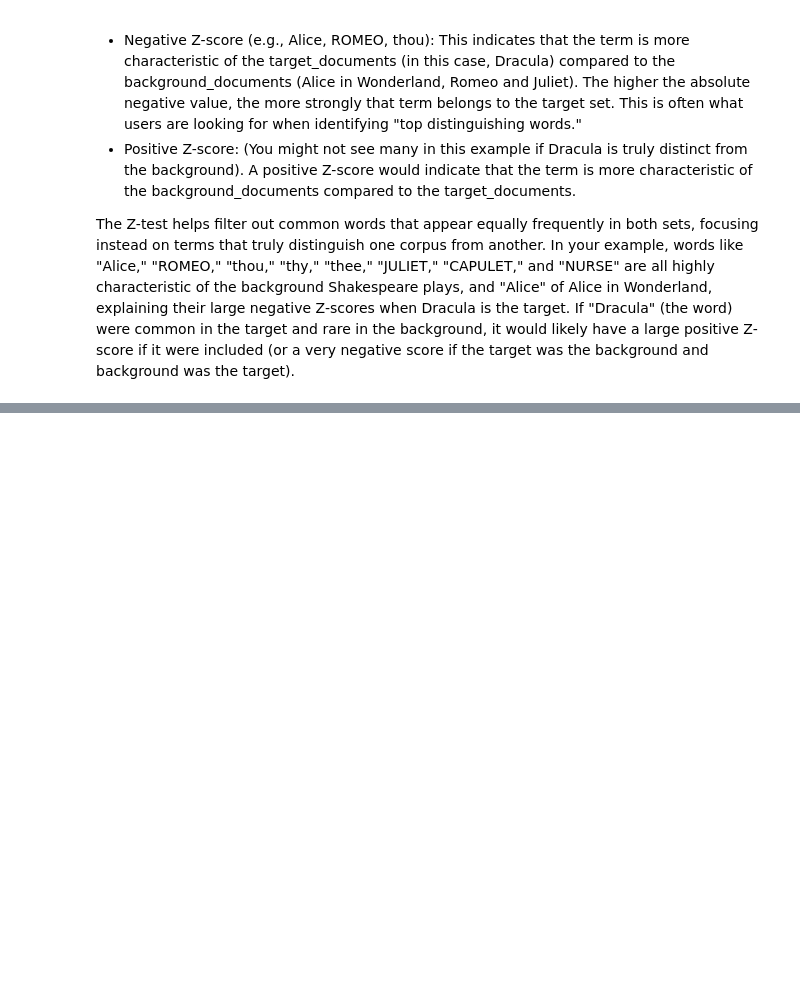
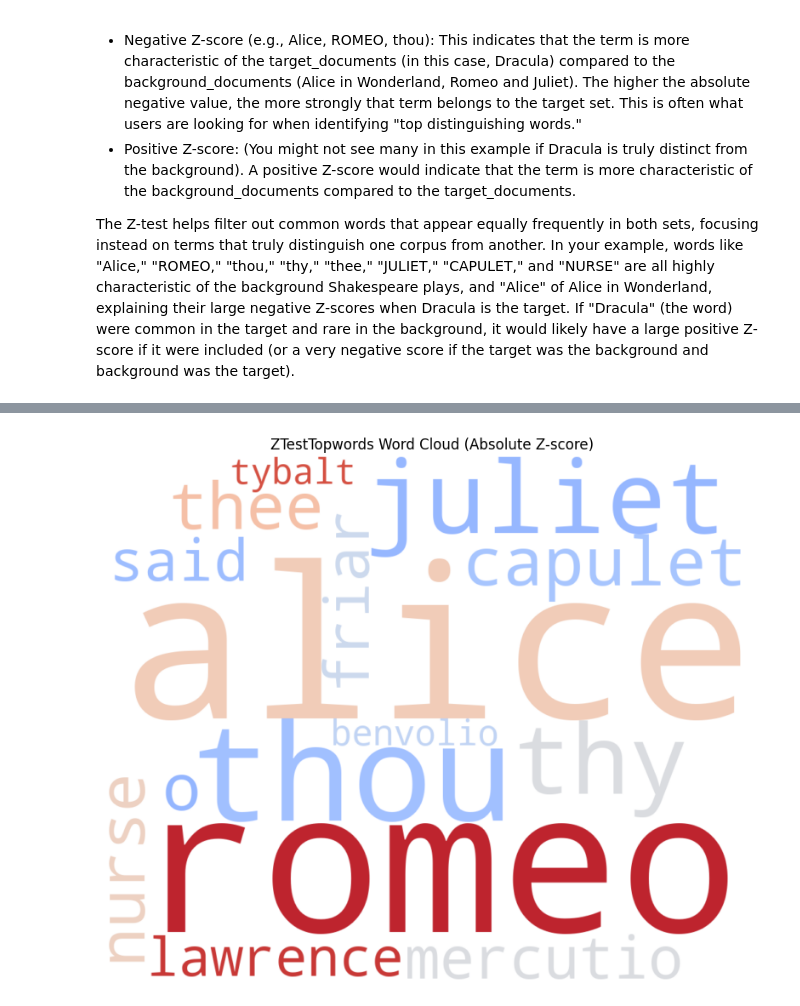
Before and after one commit to mangabe16/lexos, a Jupyter notebook: src/lexos/topwords/tutorial.ipynb, the cells around one changed output, grey strips where cells are left out. Cells and saved outputs as stored; diff of their text form; code cells hidden in the pictures; blank space fills up the shorter version.

```diff
--- a/src/lexos/topwords/tutorial.ipynb
+++ b/src/lexos/topwords/tutorial.ipynb
@@ -181,0 +304,89 @@ The Z-test helps filter out common words that appear equally frequently in both
+# %%
+from lexos.topwords import ZTestTopwords
+from lexos.io.loader import Loader
+from lexos.visualization.cloud import wordcloud
+import matplotlib.pyplot as plt
+import pandas as pd # Make sure pandas is imported here too
+
+loader = Loader()
+txt_paths = [
+    "txt_files/Alices Adventures in Wonderland by Lewis Carroll.txt",
+    "txt_files/Romeo and Juliet by William Shakespeare.txt"
+]
+loader.load(txt_paths)
+background_texts = loader.texts
+
+try:
+    # Assuming dracula_text is still available from the previous cell or re-load it
+    if 'dracula_text' not in locals():
+        loader_dracula = Loader()
+        loader_dracula.load(["txt_files/Dracula by Bram Stoker.txt"])
+        dracula_text = loader_dracula.texts[0]
+
+    target_texts = [dracula_text]
+
+    ztest = ZTestTopwords(
+        target_documents=target_texts,
+        background_documents=background_texts,
+        topn=15, # More topwords for the cloud
+        remove_stopwords=True,
+        remove_punct=True,
+        case_sensitive=False
+    )
+    ztest()
+    topwords_for_wc = ztest.to_list()
+
+    print(f"ZTestTopwords: Number of raw topwords extracted: {len(topwords_for_wc)}")
+    if not topwords_for_wc:
+        print("WARNING: No topwords extracted by ZTestTopwords. Word Cloud will be empty.")
+        raise ValueError("No topwords to display for ZTestTopwords.")
+
+    # Convert list of tuples to a Pandas DataFrame
+    # Use absolute Z-score for size, as the sign doesn't affect visual size directly.
+    ztest_df = pd.DataFrame([(term, abs(score)) for term, score in topwords_for_wc], columns=['term', 'abs_z_score']).set_index('term')
+
+    print("DataFrame for ZTestTopwords Word Cloud (head):")
+    print(ztest_df.head())
+    print(f"DataFrame shape: {ztest_df.shape}")
+    if ztest_df.empty:
+        print("WARNING: DataFrame for ZTestTopwords is empty. Word Cloud will be empty.")
+        raise ValueError("Empty DataFrame for ZTestTopwords.")
+
+    wc_object_ztest = wordcloud(
+        ztest_df, # Pass the DataFrame
+        opts={
+            "colormap": "coolwarm", # A diverging colormap
+            "background_color": "white",
+            "width": 1000,
+            "height": 800,
+            "max_words": 75, # Adjust max words for ztest
+            "prefer_horizontal": 0.9
+        },
+        show=False
+    )
+
+    print(f"Type of object returned by wordcloud (ZTest): {type(wc_object_ztest)}")
+    if not hasattr(wc_object_ztest, 'to_array'):
+        print("ERROR: wordcloud function did not return a WordCloud object with .to_array() method for ZTest.")
+        print("It returned:", wc_object_ztest)
+        raise TypeError("Unexpected return type from wordcloud function for ZTest.")
+
+    image_array_ztest = wc_object_ztest.to_array()
+    print(f"Shape of image array (ZTest): {image_array_ztest.shape}")
+    if image_array_ztest.size == 0:
+        print("WARNING: Generated image array is empty for ZTest. This means no words were plotted.")
+        raise ValueError("Empty image generated by wordcloud for ZTest.")
+
+
+    plt.figure(figsize=(10, 8))
+    plt.imshow(image_array_ztest, interpolation='bilinear')
+    plt.axis('off')
+    plt.title("ZTestTopwords Word Cloud (Absolute Z-score)")
+    plt.show()
+
+except (IndexError, AttributeError, ValueError, TypeError) as e:
+    print(f"An error occurred during ZTestTopwords Word Cloud generation: {e}")
+    print("Please ensure all necessary files are in 'txt_files/' and contain sufficient text.")
+    if 'loader' in locals() and hasattr(loader, 'errors'):
+        print("Errors during loading:", loader.errors)
+# %% [output]
@@ -181,0 +405 @@ The Z-test helps filter out common words that appear equally frequently in both
+[figure, added]
```
Also changed, not shown: parts of 5 cells of this notebook.
